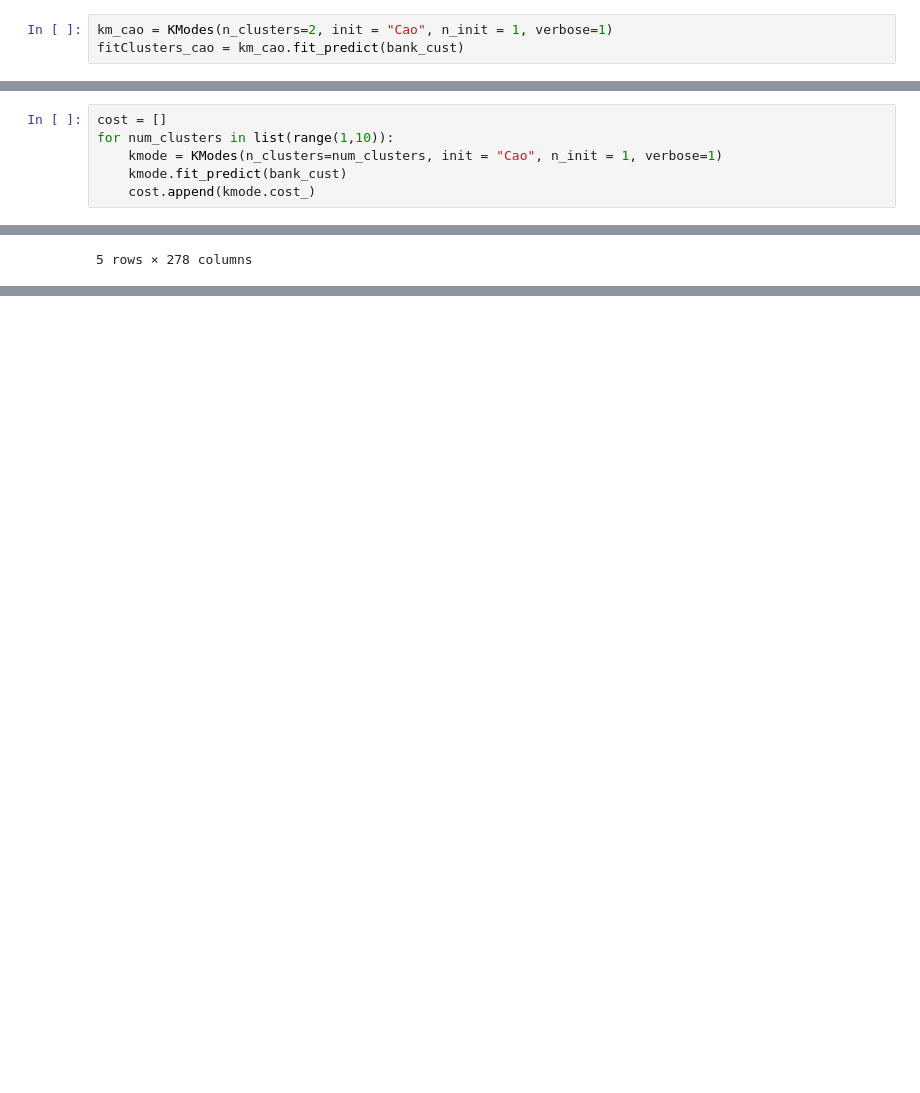
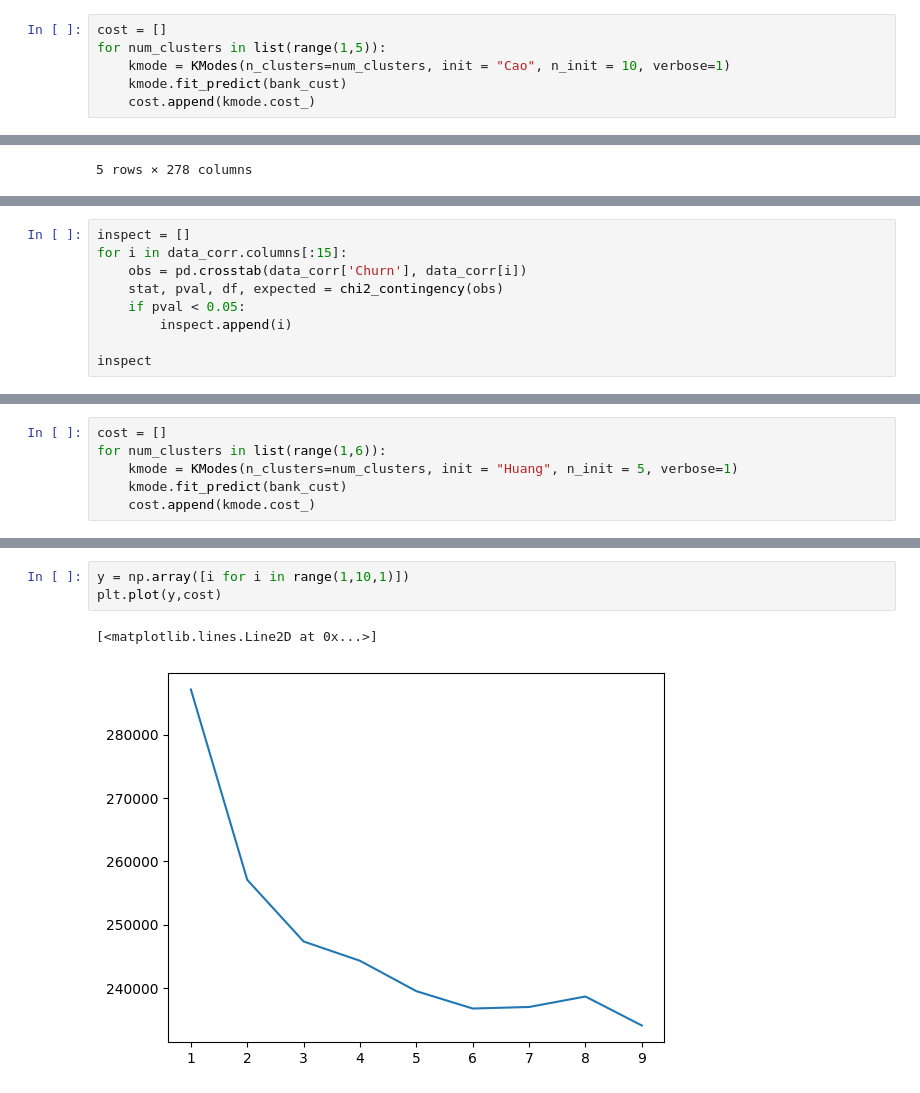
Before and after one commit to old2212/Dating_app_clustering, a Jupyter notebook: PCA.ipynb, the cells around one changed output, grey strips where cells are left out. Drawn from its saved outputs; the diff is of its cells as text; blank space fills up the shorter version.

```diff
--- a/PCA.ipynb
+++ b/PCA.ipynb
@@ -74,6 +95,9 @@ from kmodes.kmodes import KModes
 # %%
-km_cao = KModes(n_clusters=2, init = "Cao", n_init = 1, verbose=1)
-fitClusters_cao = km_cao.fit_predict(bank_cust)
+cost = []
+for num_clusters in list(range(1,5)):
+    kmode = KModes(n_clusters=num_clusters, init = "Cao", n_init = 10, verbose=1)
+    kmode.fit_predict(bank_cust)
+    cost.append(kmode.cost_)
 # %% [output]
 Init: initializing centroids
 Init: initializing clusters
@@ -115,6 +118,0 @@ array([1, 1, 0, ..., 0, 0, 1], dtype=uint16)
-# %%
-cost = []
-for num_clusters in list(range(1,10)):
-    kmode = KModes(n_clusters=num_clusters, init = "Cao", n_init = 1, verbose=1)
-    kmode.fit_predict(bank_cust)
-    cost.append(kmode.cost_)
@@ -272,0 +222,9 @@ ValueError: could not convert string to float: 'Qualified'
+# %%
+inspect = []
+for i in data_corr.columns[:15]:
+    obs = pd.crosstab(data_corr['Churn'], data_corr[i])
+    stat, pval, df, expected = chi2_contingency(obs)
+    if pval < 0.05:
+        inspect.append(i)
+
+inspect
@@ -272,0 +233,6 @@ ValueError: could not convert string to float: 'Qualified'
+# %%
+cost = []
+for num_clusters in list(range(1,6)):
+    kmode = KModes(n_clusters=num_clusters, init = "Huang", n_init = 5, verbose=1)
+    kmode.fit_predict(bank_cust)
+    cost.append(kmode.cost_)
@@ -272,0 +257,6 @@ ValueError: could not convert string to float: 'Qualified'
+# %%
+y = np.array([i for i in range(1,10,1)])
+plt.plot(y,cost)
+# %% [output]
+[<matplotlib.lines.Line2D at 0x...>]
+[figure, added]
```
Also changed, not shown: parts of 32 cells of this notebook, 6 other files.
